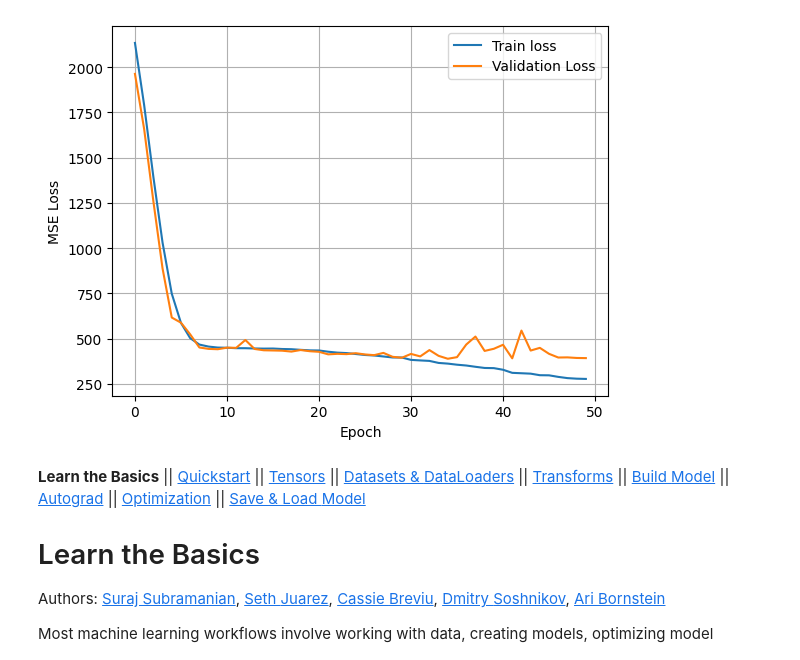
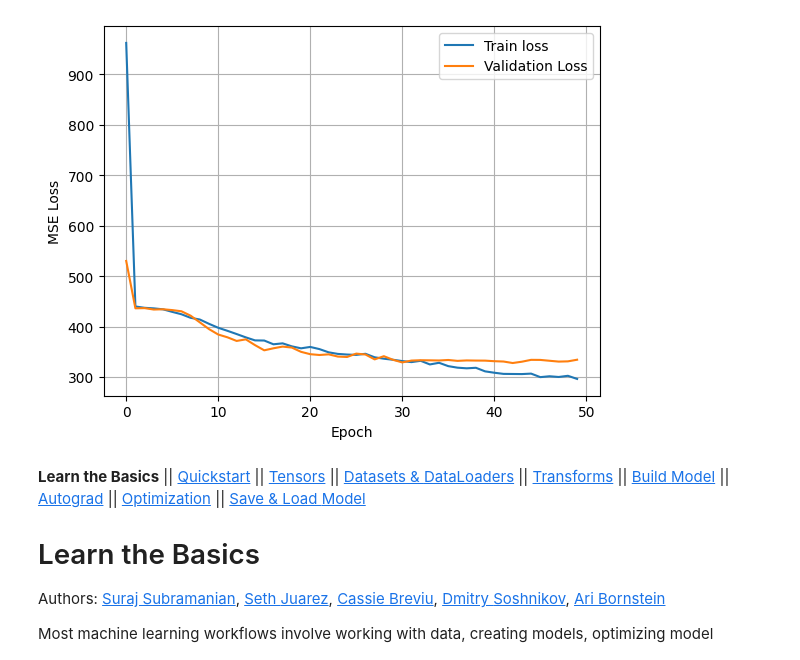
Before and after one commit to jjo0914/BrainCompetition, a Jupyter notebook: _downloads/070179efc13bd796c5dd4af7bf52d5b9/intro.ipynb, the cells around one changed output. Drawn from its saved outputs; the diff is of its cells as text; code cells hidden in the pictures.

```diff
--- a/_downloads/070179efc13bd796c5dd4af7bf52d5b9/intro.ipynb
+++ b/_downloads/070179efc13bd796c5dd4af7bf52d5b9/intro.ipynb
@@ -15,10 +15,10 @@ angle_table=np.array([[90,-20+40,-90+30,-90+60,-70+60,-70+20,-70+20,-70+70,-70+2
                      [0,-20+70,-90+30,-90+30,-70+70,-70+20,-70,-70+40,-70+40,-70+10,-60+60,-60+20,-80,-70+80,-70+5,-70+10],
                      [90,-20+90,-90+10,-90+10,-70+90,-70+80,-70+30,-70+90,-70+90,-70+20,-60+90,-60+70,-80+30,-70+90,-70+70,-70+30]],dtype=np.float32) # 뒤에 dtype?
 # array는 .shape  list는 len() : [] [] 행또는 열 만 확인가능..
-def load_mat_dataset(folder_path,start_idx,end_idx):
+def load_mat_dataset(folder_path,idx):
   X_list=[] # 누적하려면 list가좋다
   Y_list=[]
-  for i in range(start_idx,end_idx+1):
+  for i in idx:
      path = os.path.join(folder_path, f"sample{i:02d}.mat") # sample{i} 대산 sample{i:02d}로해서 01 02 03 이렇게표현
      mat=sio.loadmat(path,struct_as_record=False, squeeze_me=True)
      epo=mat["epo"] # epo는 내 matlab에서 이름이 epo임 ..
@@ -44,8 +44,8 @@ def load_mat_dataset(folder_path,start_idx,end_idx):
   return X,Y
 
 ## --- 여기는 한번저장햇기때문에 스킵
-#train_X,train_Y=load_mat_dataset("/content/drive/MyDrive/Training set",1,15)
-#val_X,val_Y=load_mat_dataset("/content/drive/MyDrive/Validation set",1,15)
+#train_X,train_Y=load_mat_dataset("/content/drive/MyDrive/Training set",[1,2,3,4,5,6,7,8,9,10,11,12,13,14,15,16,17,18])
+#val_X,val_Y=load_mat_dataset("/content/drive/MyDrive/Validation set",[1,2,3,4,5,6,7,8,9,10,11,12,13,14,15])
 # .mat파일 .npz로 저장
 #np.savez("/content/drive/MyDrive/processed_signal_data.npz",train_X=train_X,train_Y=train_Y,val_X=val_X,val_Y=val_Y)
 
@@ -96,7 +96,7 @@ class SignalCNN(nn.Module): # 예시로 nn.Module,parameters() 가있는데 이
     self.relu1=nn.ReLU()
     # Conv 값들을 kernel_size로 묶어서 큰값만추출= 샘플길이줄임 stride=kernel_size로 맞춰줘서 겹치지않게
     self.pool1=nn.MaxPool1d(kernel_size=2,stride=2) # /7
-    self,drop1=nn,Dropout1d(0.1)
+    self.drop1=nn.Dropout1d(0.1)
     # 2layer conv1이 짧은 샘플구간의 특징을 추출하면 2번째레이어가 그특징의 그특징을 추출한데: 반복되는가? 구조?
     # 3layer는 그특징의 특징의 특징 :전체적인신호특징
     # 3layer가 무난해?
@@ -254,4 +254,4 @@ Epoch [50/50] Train Loss: 278.1105 / Val Loss: 393.0645
-[figure, old version]
+[figure, new version]
 # %% [markdown]
 **Learn the Basics** \|\| [Quickstart](quickstart_tutorial.html) \|\|
 [Tensors](tensorqs_tutorial.html) \|\| [Datasets &
```
Also changed, not shown: parts of 1 cell of this notebook.
